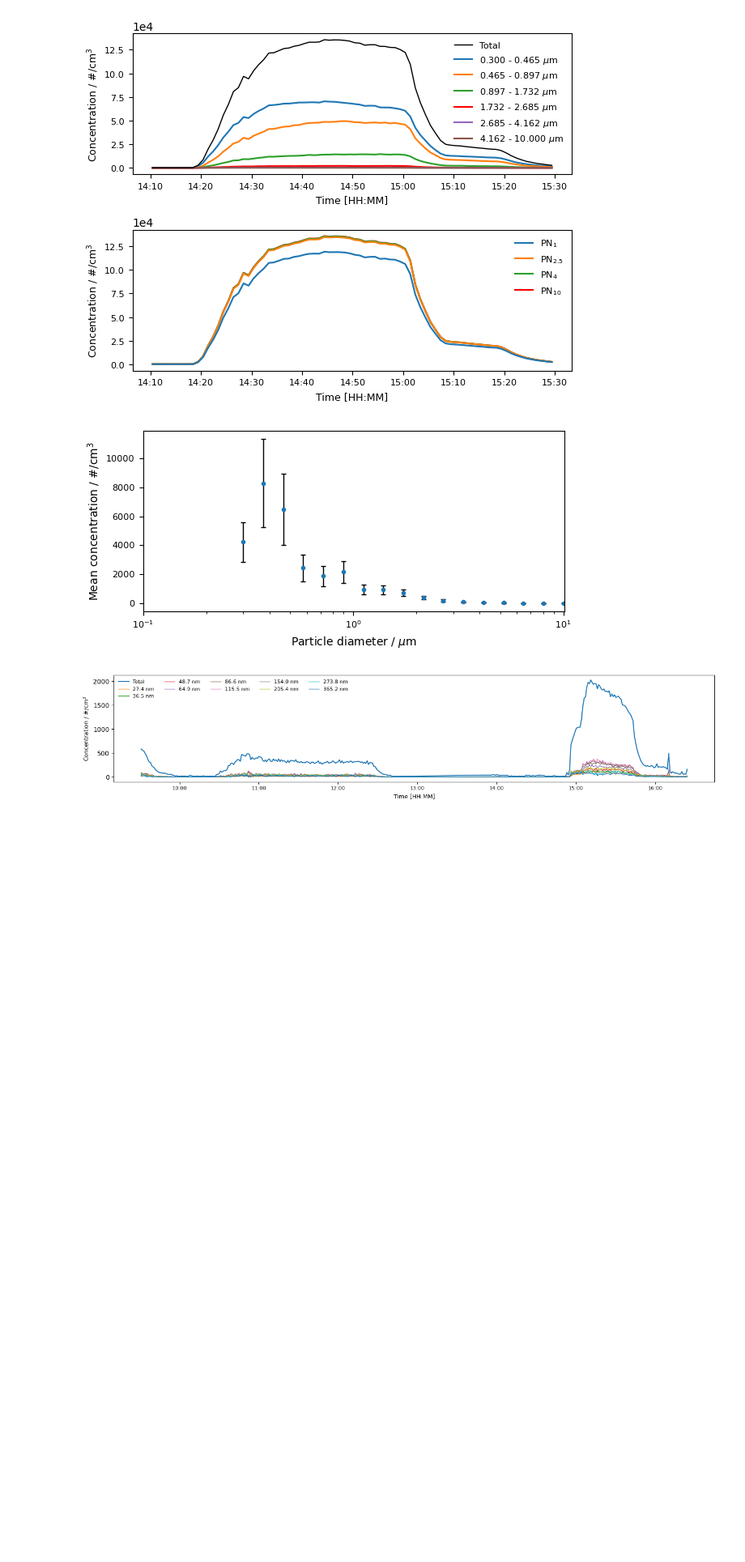
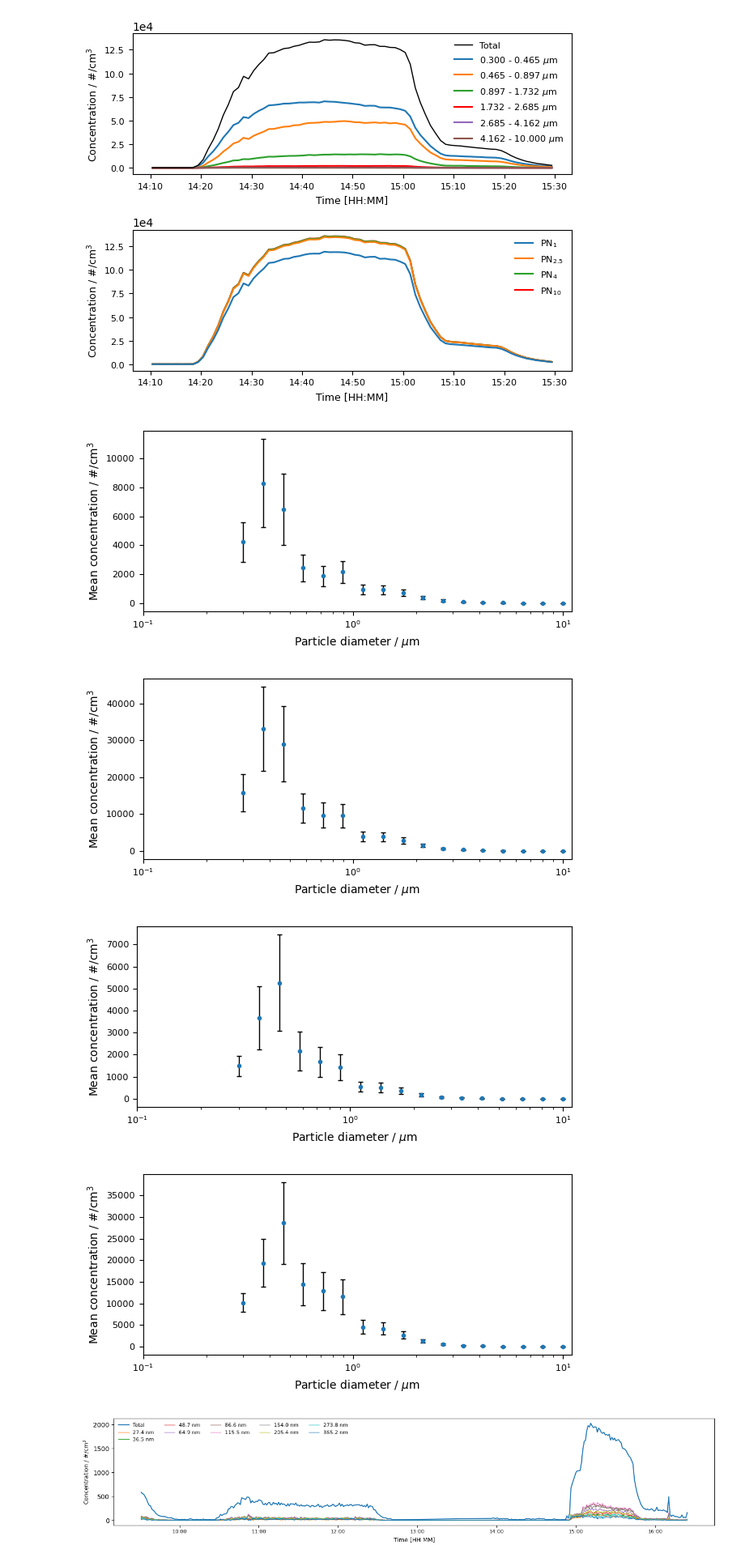
Before and after one commit to Normann25/Master-thesis, a Jupyter notebook: Lund Brake Wear/Exp1.ipynb, the cells around one changed output. Shown: that part at 81% size. Saved outputs shown, nothing was run; the diff lists cells and outputs as text; code cells hidden in the pictures; blank space fills up the shorter version.

```diff
--- a/Lund Brake Wear/Exp1.ipynb
+++ b/Lund Brake Wear/Exp1.ipynb
@@ -37,4 +37,4 @@ timestamps_wBG = [['2024-10-16 09:50:00', '2024-10-16 12:50:00'],
 timestamps_exp1 = ['2024-10-16 10:26:00', '2024-10-16 12:26:00']
 timestamps_exp2 = ['2024-10-16 14:54:00', '2024-10-16 15:34:00']
 timestamps_exp3 = ['2024-10-17 10:00:00', '2024-10-17 12:00:00']
-timestamps_exp4 = ['2024-10-17 13:16:00', '2024-10-17 15:30:00']
+timestamps_exp4 = ['2024-10-17 14:20:00', '2024-10-17 15:00:00']
@@ -62,14 +61,22 @@ OPS_ax_labels = ['Particle diameter / $\mu$m', 'Mean concentration / #/cm$^{3}$'
 # %%
-fig, ax = plt.subplots(figsize = (6.3, 3))
+timestamps_exp = [timestamps_exp1, timestamps_exp2, timestamps_exp3, timestamps_exp4]
 
-plot_bin_mean(ax, timestamps_exp1, OPS_APS['Exp1'], OPS_bins, 'Time', OPS_cut_point, OPS_ax_labels)
-ax.set_xlim(0.1,10.1)
+for i, key in enumerate(OPS_dict_keys):
+    fig_name = 'OPS_mean_' + key + '.png'
 
-fig.tight_layout()
-fig.savefig('OPS_mean_exp1.png', dpi = 600)
-plt.show()
+    fig, axes = plt.subplots(figsize = (6.3, 3))
+
+    plot_bin_mean(axes, timestamps_exp[i], OPS_APS[key], OPS_bins, 'Time', OPS_cut_point, OPS_ax_labels)
+
+    axes.set_xlim(0.1,11)
+
+    fig.tight_layout()
+    fig.savefig(fig_name, dpi = 600)
 # %% [output]
-[figure, old version]
+[figure, new version]
+[figure, added]
+[figure, added]
+[figure, added]
 # %%
 def NanoScan_single_timeseries(ax, df, ncol):
 
```
Also changed, not shown: parts of 3 cells of this notebook, 1 other file.
